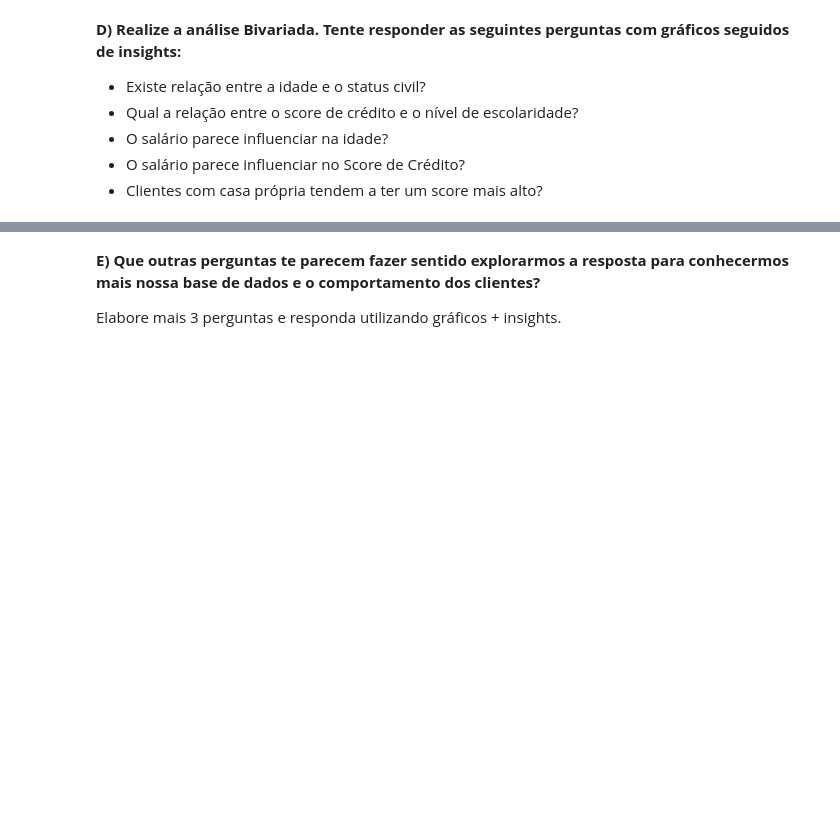
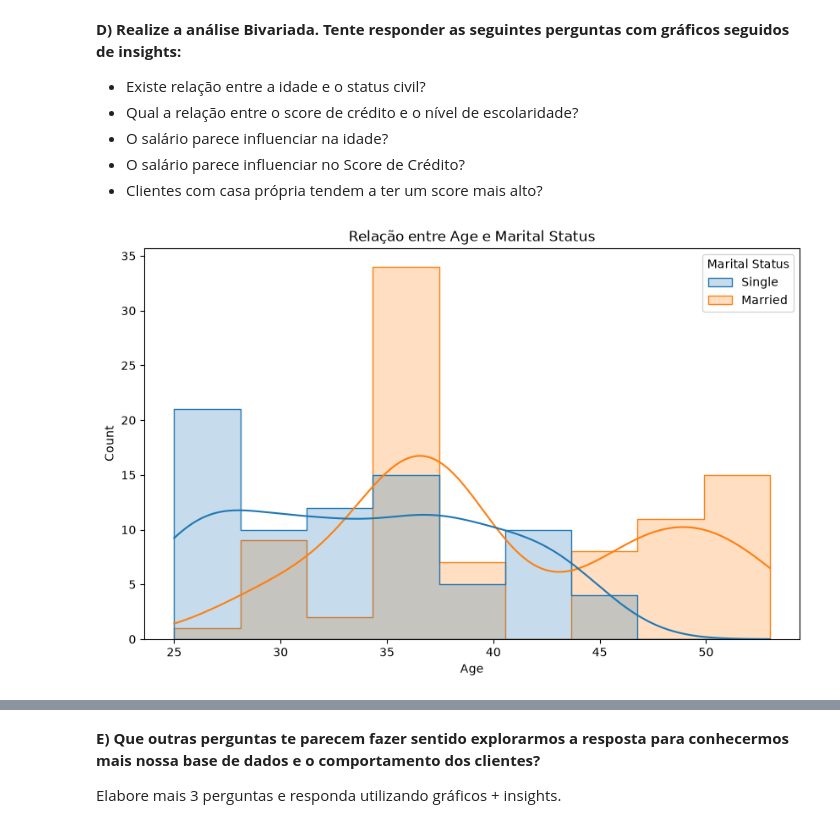
Before and after one commit to Augusto-Mateus/EBAC-4, a Jupyter notebook: Profissao Cientista de Dados M17 Projeto.ipynb, the cells around one changed output, grey strips where cells are left out. Cells and saved outputs as stored; diff of their text form; code cells hidden in the pictures; blank space fills up the shorter version.

```diff
--- a/Profissao Cientista de Dados M17 Projeto.ipynb
+++ b/Profissao Cientista de Dados M17 Projeto.ipynb
@@ -271,0 +317,9 @@ Tente responder as seguintes perguntas com gráficos seguidos de insights:**
+# %%
+# Relação entre colunas Age e Marital Status
+plt.figure(figsize=(10, 6))
+
+sns.histplot(data=df, x="Age", hue="Marital Status", element="step", kde=True)
+plt.title("Relação entre Age e Marital Status")
+plt.show()
+# %% [output]
+[figure, added]
```
Also changed, not shown: parts of 40 cells of this notebook.
